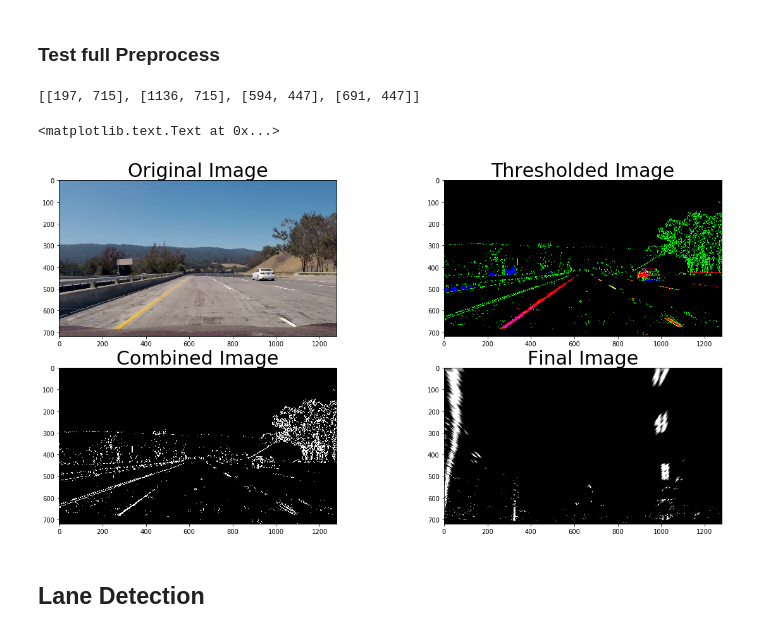
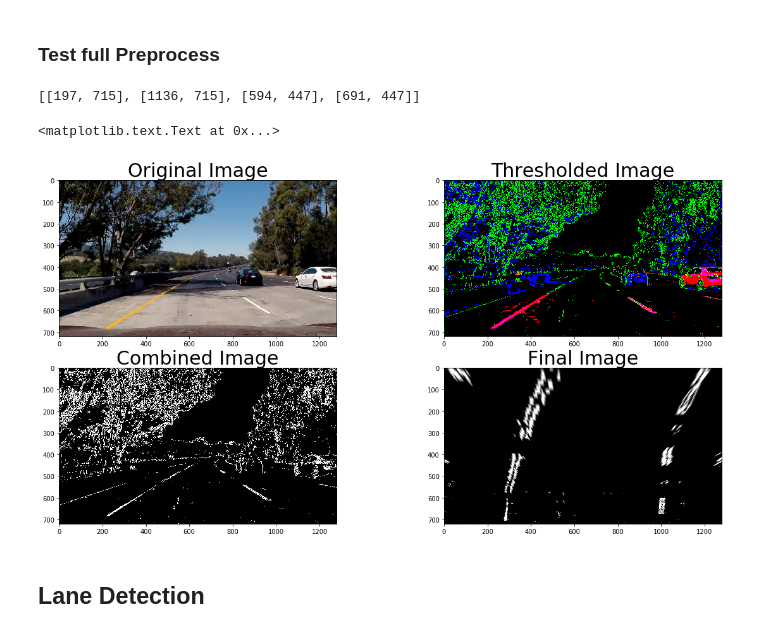
Before and after one commit to Maesla/Advanced-Lane-Lines, a Jupyter notebook: advance_lane_lines.ipynb, the cells around one changed output. Saved outputs shown, nothing was run; the diff lists cells and outputs as text; code cells hidden in the pictures.

```diff
--- a/advance_lane_lines.ipynb
+++ b/advance_lane_lines.ipynb
@@ -357,7 +360,7 @@ def pipeline(img, s_thresh=(170, 255), r_thresh = (200, 255), sx_thresh=(20, 100
     return color_binary, combined
 # %%
 test_image_folder = './test_images'
-test_image_path = test_image_folder + '/problem_2.jpg'
+test_image_path = test_image_folder + '/test5.jpg'
 test_image = mpimg.imread(test_image_path)
 
 calibration_folder = './camera_cal'
@@ -377,34 +380,34 @@ new_bottom_left = [300,bottom_left[1]]
 new_bottom_right = [1000,bottom_right[1]]
 new_top_left = [300,0]
 new_top_right = [1000,0]
 
 dest = []
 dest.append(new_bottom_left)
 dest.append(new_bottom_right)
 dest.append(new_top_left)
 dest.append(new_top_right)
 dest = np.float32(dest)
 
 M = cv2.getPerspectiveTransform(src, dest)
 Minv = cv2.getPerspectiveTransform(dest, src)
 img_size = (test_image.shape[1], test_image.shape[0])
 
 result, result_binary = pipeline(test_image, s_thresh=(200, 255), r_thresh = (200, 255), sx_thresh=(20, 100))
 final_result = image_preprocess(test_image, mtx, dist, M, img_size)
 
 f, ((ax1, ax2), (ax3, ax4)) = plt.subplots(2, 2, figsize=(20,10))
 ax1.imshow(test_image)
 ax1.set_title('Original Image', fontsize=30)
 ax2.imshow(result)
 ax2.set_title('Thresholded Image', fontsize=30)
 ax3.imshow(result_binary, cmap = 'gray')
 ax3.set_title('Combined Image', fontsize=30)
 ax4.imshow(final_result, cmap = 'gray')
 ax4.set_title('Final Image', fontsize=30)
 # %% [output]
 [[197, 715], [1136, 715], [594, 447], [691, 447]]
 <matplotlib.text.Text at 0x...>
-[figure, old version]
+[figure, new version]
 # %% [markdown]
 ## Lane Detection
 # %% [markdown]
```
Also changed, not shown: parts of 2 cells of this notebook, 5 other files.
